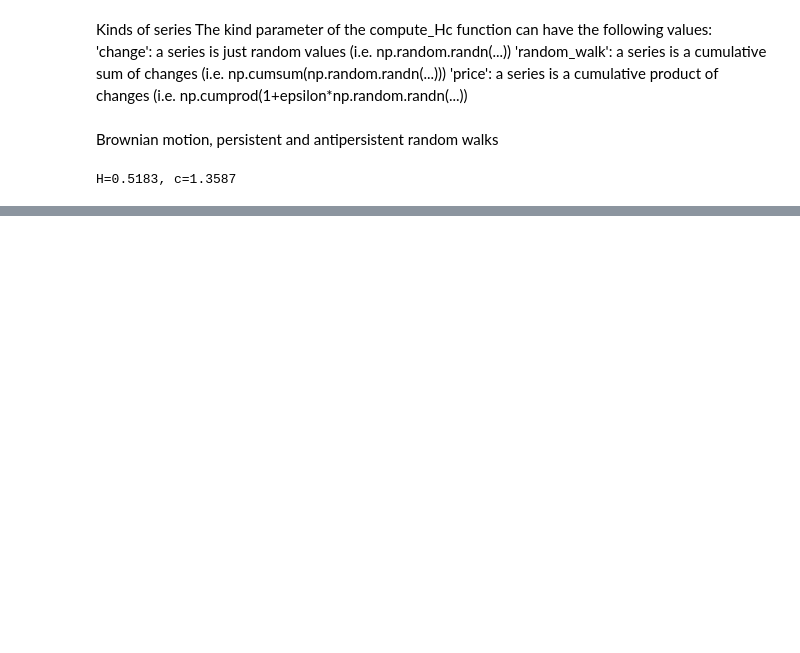
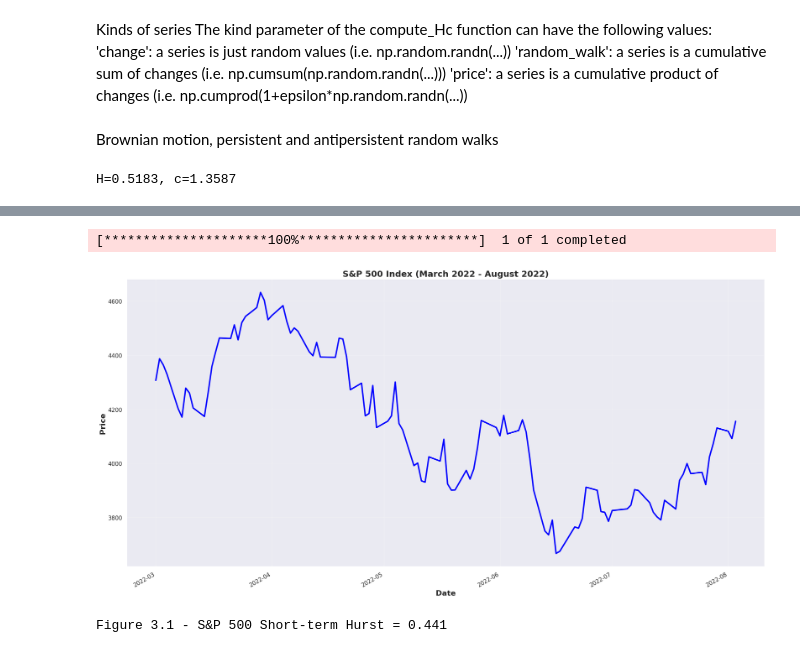
Before and after one commit to w1767/PhD, a Jupyter notebook: Hurst.ipynb, the cells around one changed output, grey strips where cells are left out. Drawn from its saved outputs; the diff is of its cells as text; code cells hidden in the pictures; blank space fills up the shorter version.

```diff
--- a/Hurst.ipynb
+++ b/Hurst.ipynb
@@ -431,0 +458,47 @@ hurst =  0.472766664249629
+# %%
+# =============================================================================
+# FIGURE 3.1 (image5.png): S&P 500 Short-term (March 2022 - Aug 2022)
+# =============================================================================
+import seaborn as sns
+sns.set()
+import os
+
+# Define date range for short-term S&P 500
+start_short = datetime(2022, 3, 1)
+end_date = datetime(2022, 8, 4)
+
+# Fetch S&P 500 data for short-term using yfinance
+spy_short = yf.download('^GSPC', start=start_short, end=end_date, progress=True)
+spy_short.columns = [col[0].lower().replace(' ', '_') for col in spy_short.columns]
+
+# Get adjusted close price
+price_col = 'adj_close' if 'adj_close' in spy_short.columns else 'close'
+s_p_short_close = spy_short[[price_col]].copy()
+
+# Create figure
+fig, ax = plt.subplots(figsize=(20, 10))
+s_p_short_close.plot(ax=ax, linewidth=3, fontsize=14, legend=False, color='blue')
+ax.set_ylabel('Price', fontsize=16, fontweight='bold')
+ax.set_xlabel('Date', fontsize=16, fontweight='bold')
+ax.set_title('S&P 500 Index (March 2022 - August 2022)', fontsize=18, fontweight='bold')
+ax.tick_params(axis='both', labelsize=12)
+ax.grid(True, alpha=0.3)
+plt.tight_layout()
+
+# Create the directory if it doesn't exist
+os.makedirs('media/media/', exist_ok=True)
+plt.savefig('media/media/image5.png', dpi=150, bbox_inches='tight')
+plt.show()
+
+# Calculate Hurst exponent
+spy_short_values = s_p_short_close[price_col].values
+lag1, lag2 = 2, 20
+lags = range(lag1, lag2)
+tau = [np.sqrt(np.std(np.subtract(spy_short_values[lag:], spy_short_values[:-lag]))) for lag in lags]
+m = np.polyfit(np.log(lags), np.log(tau), 1)
+hurst = m[0] * 2
+print(f'Figure 3.1 - S&P 500 Short-term Hurst = {hurst:.3f}')
+# %% [output]
+[*********************100%***********************]  1 of 1 completed
+[figure, added]
+Figure 3.1 - S&P 500 Short-term Hurst = 0.441
```
Also changed, not shown: parts of 16 cells of this notebook.
